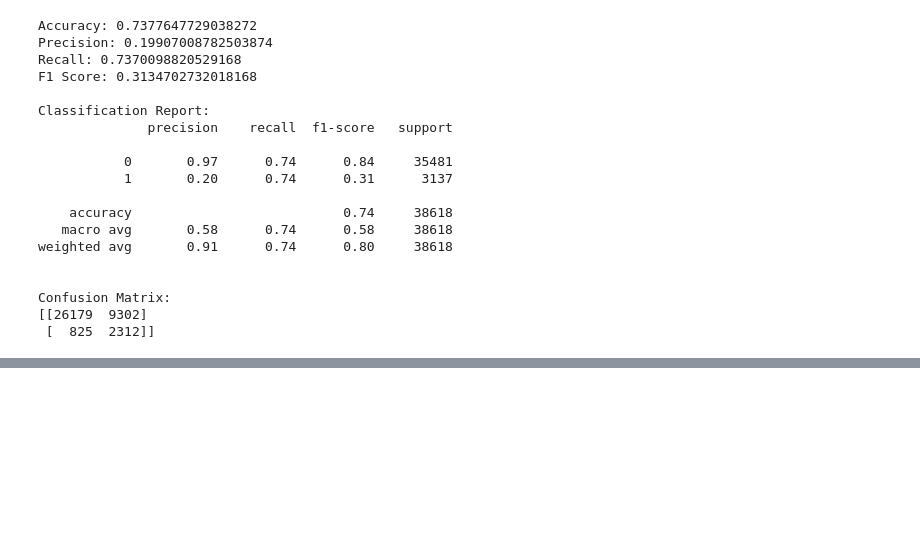
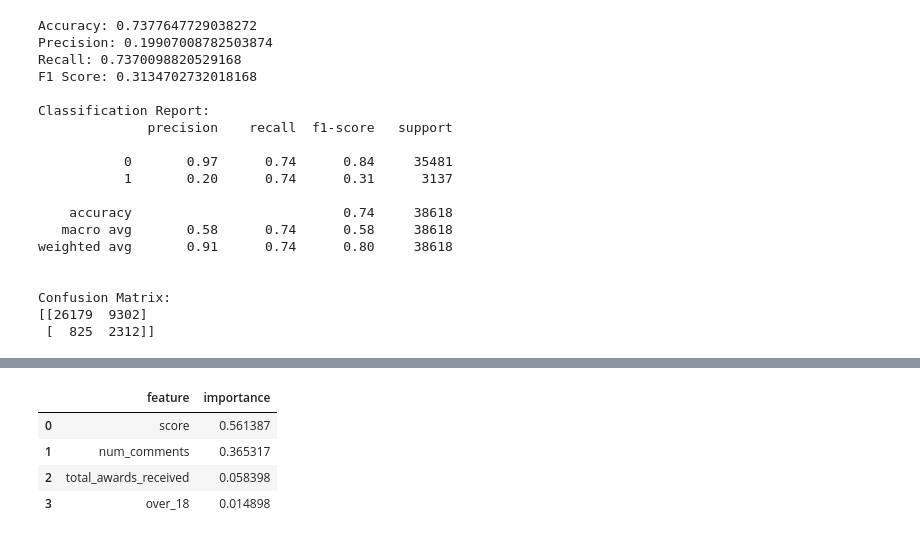
Before and after one commit to raina1234-a/Reddit-Post-Analysis-and-Moderation-Classifier, a Jupyter notebook: reddit_postClassification.ipynb, the cells around one changed output, grey strips where cells are left out. Saved outputs shown, nothing was run; the diff lists cells and outputs as text; code cells hidden in the pictures; blank space fills up the shorter version.

```diff
--- a/reddit_postClassification.ipynb
+++ b/reddit_postClassification.ipynb
@@ -565,0 +582,18 @@ Confusion Matrix:
+# %%
+feature_importance = pd.DataFrame({
+    "feature": X_meta_train.columns,
+    "importance": xgb_model.feature_importances_
+})
+
+feature_importance = feature_importance.sort_values(
+    by="importance",
+    ascending=False
+)
+
+feature_importance
+# %% [output]
+|  | feature | importance |
+| 0 | score | 0.561387 |
+| 1 | num_comments | 0.365317 |
+| 2 | total_awards_received | 0.058398 |
+| 3 | over_18 | 0.014898 |
```
Also changed, not shown: parts of 16 cells of this notebook.
